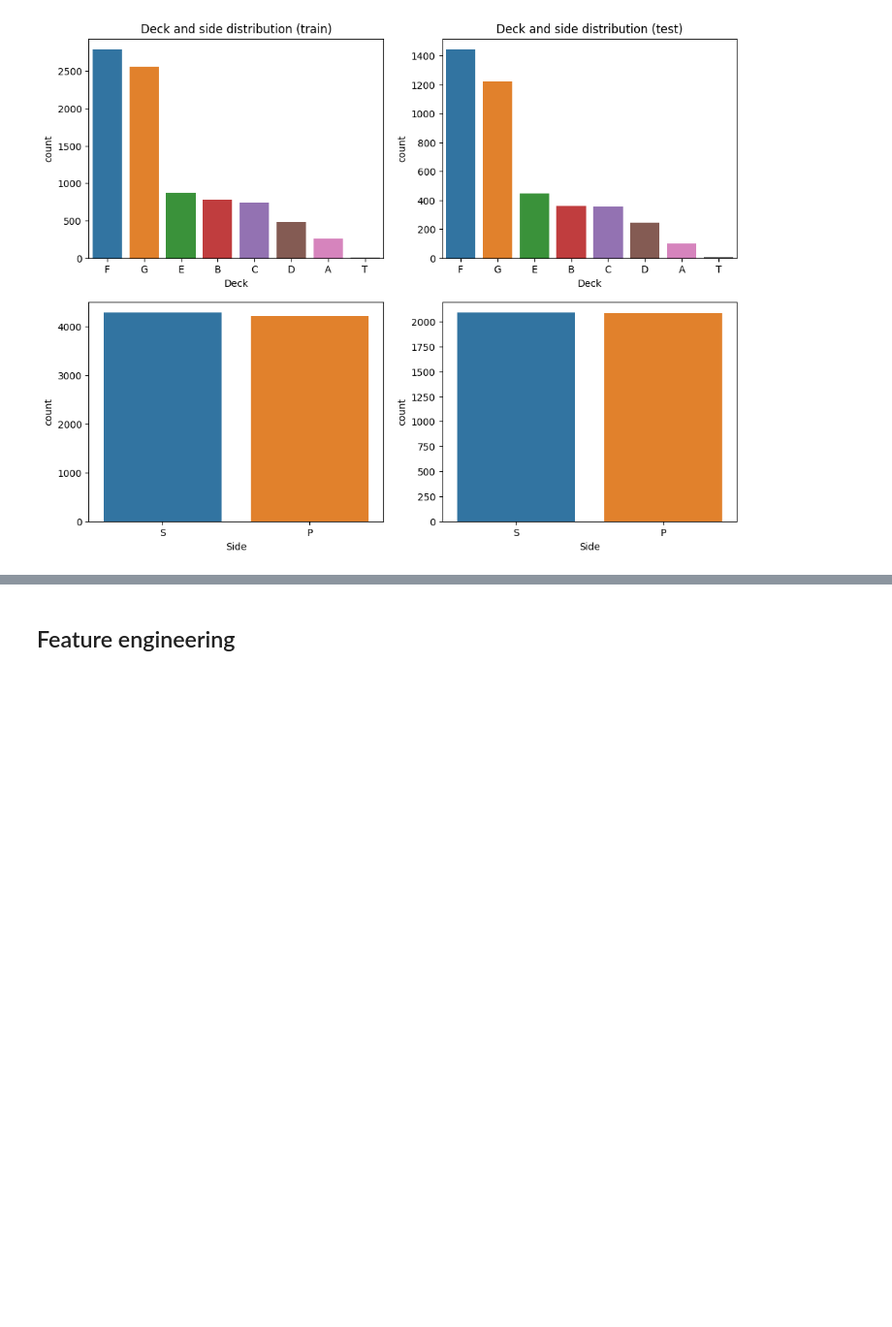
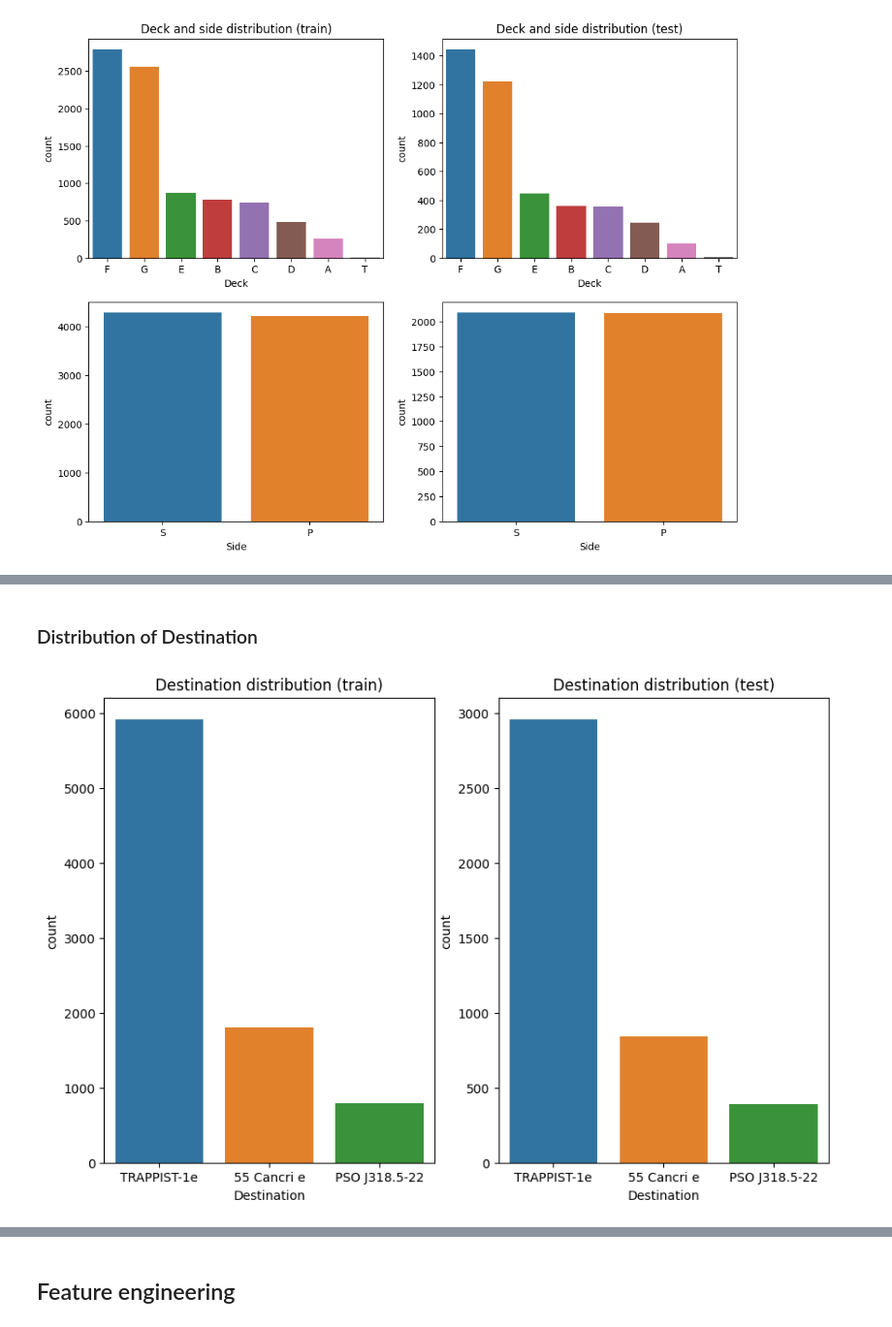
Before and after one commit to KacperUrban/Spaceship-titanic, a Jupyter notebook: Spaceshiptitanic.ipynb, the cells around one changed output, grey strips where cells are left out. Shown at 97% size. Drawn from its saved outputs; the diff is of its cells as text; code cells hidden in the pictures; blank space fills up the shorter version.

```diff
--- a/Spaceshiptitanic.ipynb
+++ b/Spaceshiptitanic.ipynb
@@ -200,0 +215,14 @@ fig.show()
+# %% [markdown]
+### Distribution of Destination
+# %%
+fig, ax =plt.subplots(1,2, figsize=(9,6))
+plt.tight_layout(pad=2.0)
+sns.countplot(X_space, x="Destination", ax=ax[0], order = X_space['Destination']\
+              .value_counts().index)
+ax[0].set(title='Destination distribution (train)')
+sns.countplot(submission_set, x="Destination", ax=ax[1], order = submission_set['Destination']\
+              .value_counts().index)
+ax[1].set(title='Destination distribution (test)')
+fig.show()
+# %% [output]
+[figure, added]
```
Also changed, not shown: parts of 12 cells of this notebook.
